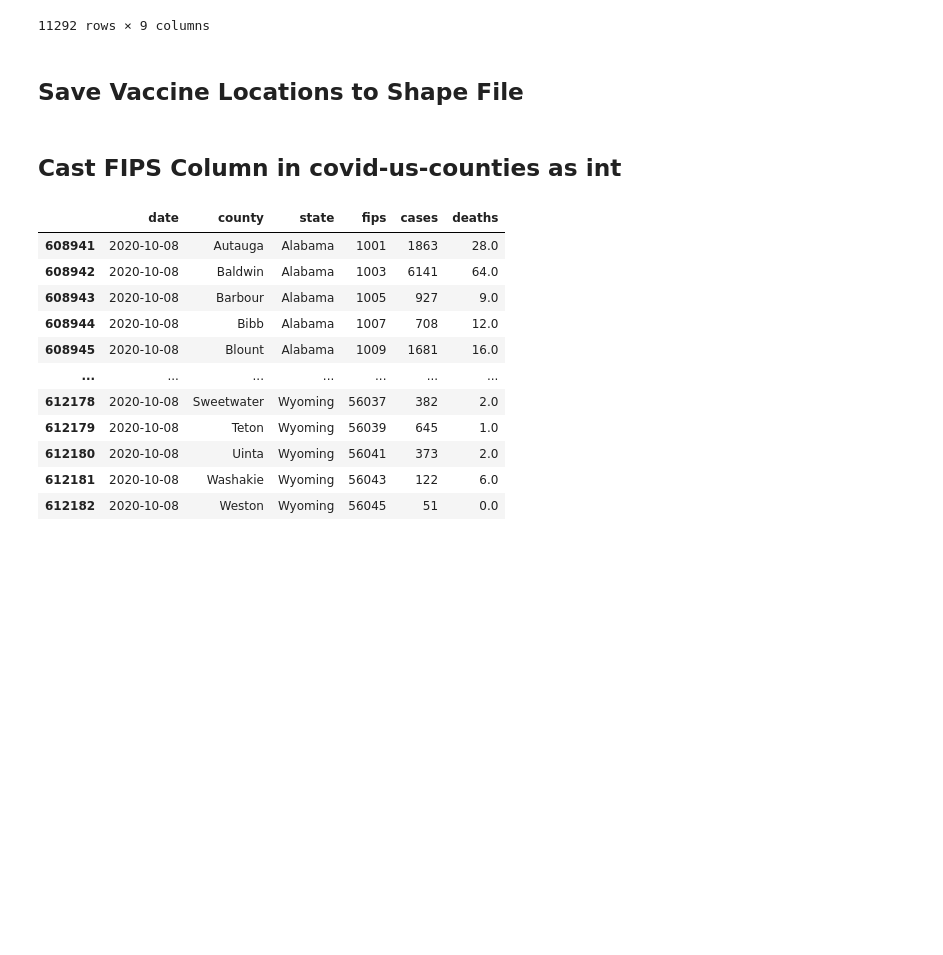
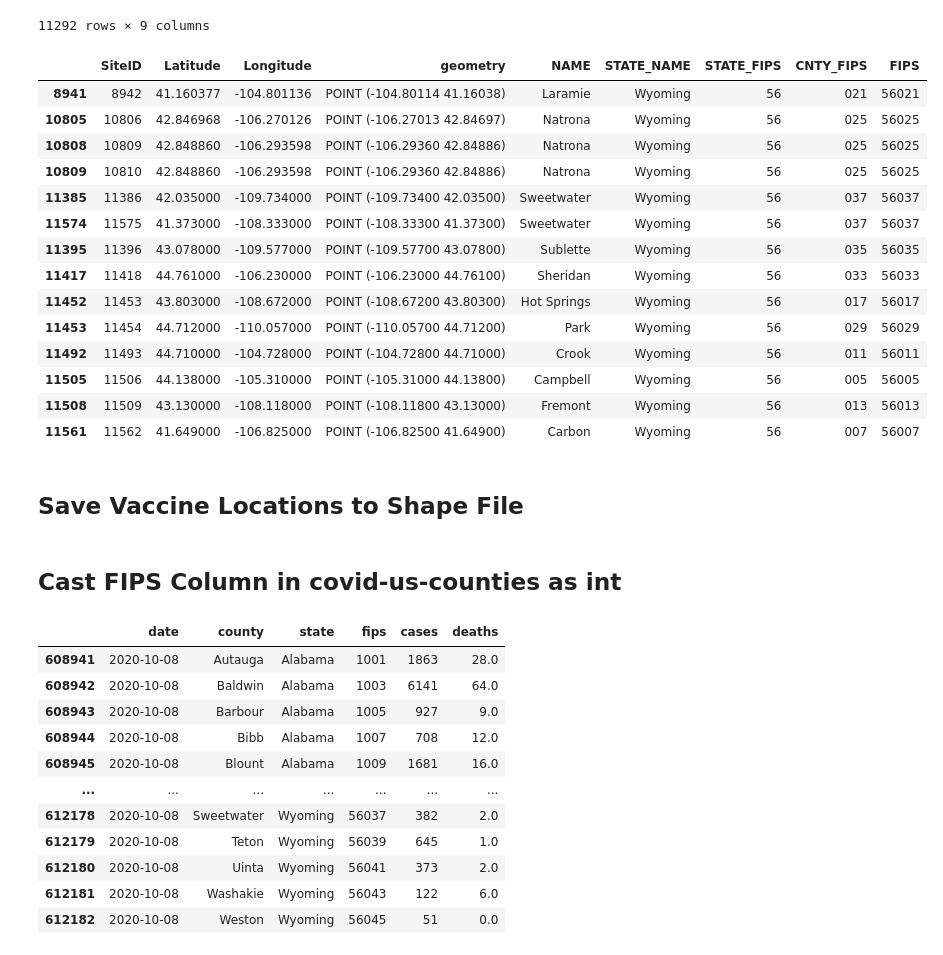
Before and after one commit to rishyraj/covid_vacccine_distribution, a Jupyter notebook: Data_Preprocessing.ipynb, the cells around one changed output. Saved outputs shown, nothing was run; the diff lists cells and outputs as text; code cells hidden in the pictures; blank space fills up the shorter version.

```diff
--- a/Data_Preprocessing.ipynb
+++ b/Data_Preprocessing.ipynb
@@ -203,6 +200,24 @@ joined_vaccine_us_counties
 | 11582 | 11583 | 41.099000 | -100.616000 | POINT (-100.61600 41.09900) | Lincoln | Nebraska | 31 | 111 | 31111 |
 | 11583 | 11584 | 48.815000 | -103.405000 | POINT (-103.40500 48.81500) | Divide | North Dakota | 38 | 023 | 38023 |
 11292 rows × 9 columns
+# %%
+joined_vaccine_us_counties[joined_vaccine_us_counties["STATE_NAME"]=="Wyoming"]
+# %% [output]
+|  | SiteID | Latitude | Longitude | geometry | NAME | STATE_NAME | STATE_FIPS | CNTY_FIPS | FIPS |
+| 8941 | 8942 | 41.160377 | -104.801136 | POINT (-104.80114 41.16038) | Laramie | Wyoming | 56 | 021 | 56021 |
+| 10805 | 10806 | 42.846968 | -106.270126 | POINT (-106.27013 42.84697) | Natrona | Wyoming | 56 | 025 | 56025 |
+| 10808 | 10809 | 42.848860 | -106.293598 | POINT (-106.29360 42.84886) | Natrona | Wyoming | 56 | 025 | 56025 |
+| 10809 | 10810 | 42.848860 | -106.293598 | POINT (-106.29360 42.84886) | Natrona | Wyoming | 56 | 025 | 56025 |
+| 11385 | 11386 | 42.035000 | -109.734000 | POINT (-109.73400 42.03500) | Sweetwater | Wyoming | 56 | 037 | 56037 |
+| 11574 | 11575 | 41.373000 | -108.333000 | POINT (-108.33300 41.37300) | Sweetwater | Wyoming | 56 | 037 | 56037 |
+| 11395 | 11396 | 43.078000 | -109.577000 | POINT (-109.57700 43.07800) | Sublette | Wyoming | 56 | 035 | 56035 |
+| 11417 | 11418 | 44.761000 | -106.230000 | POINT (-106.23000 44.76100) | Sheridan | Wyoming | 56 | 033 | 56033 |
+| 11452 | 11453 | 43.803000 | -108.672000 | POINT (-108.67200 43.80300) | Hot Springs | Wyoming | 56 | 017 | 56017 |
+| 11453 | 11454 | 44.712000 | -110.057000 | POINT (-110.05700 44.71200) | Park | Wyoming | 56 | 029 | 56029 |
+| 11492 | 11493 | 44.710000 | -104.728000 | POINT (-104.72800 44.71000) | Crook | Wyoming | 56 | 011 | 56011 |
+| 11505 | 11506 | 44.138000 | -105.310000 | POINT (-105.31000 44.13800) | Campbell | Wyoming | 56 | 005 | 56005 |
+| 11508 | 11509 | 43.130000 | -108.118000 | POINT (-108.11800 43.13000) | Fremont | Wyoming | 56 | 013 | 56013 |
+| 11561 | 11562 | 41.649000 | -106.825000 | POINT (-106.82500 41.64900) | Carbon | Wyoming | 56 | 007 | 56007 |
 # %% [markdown]
 ## Save Vaccine Locations to Shape File
 # %%
```
Also changed, not shown: parts of 2 cells of this notebook, 5 other files.
